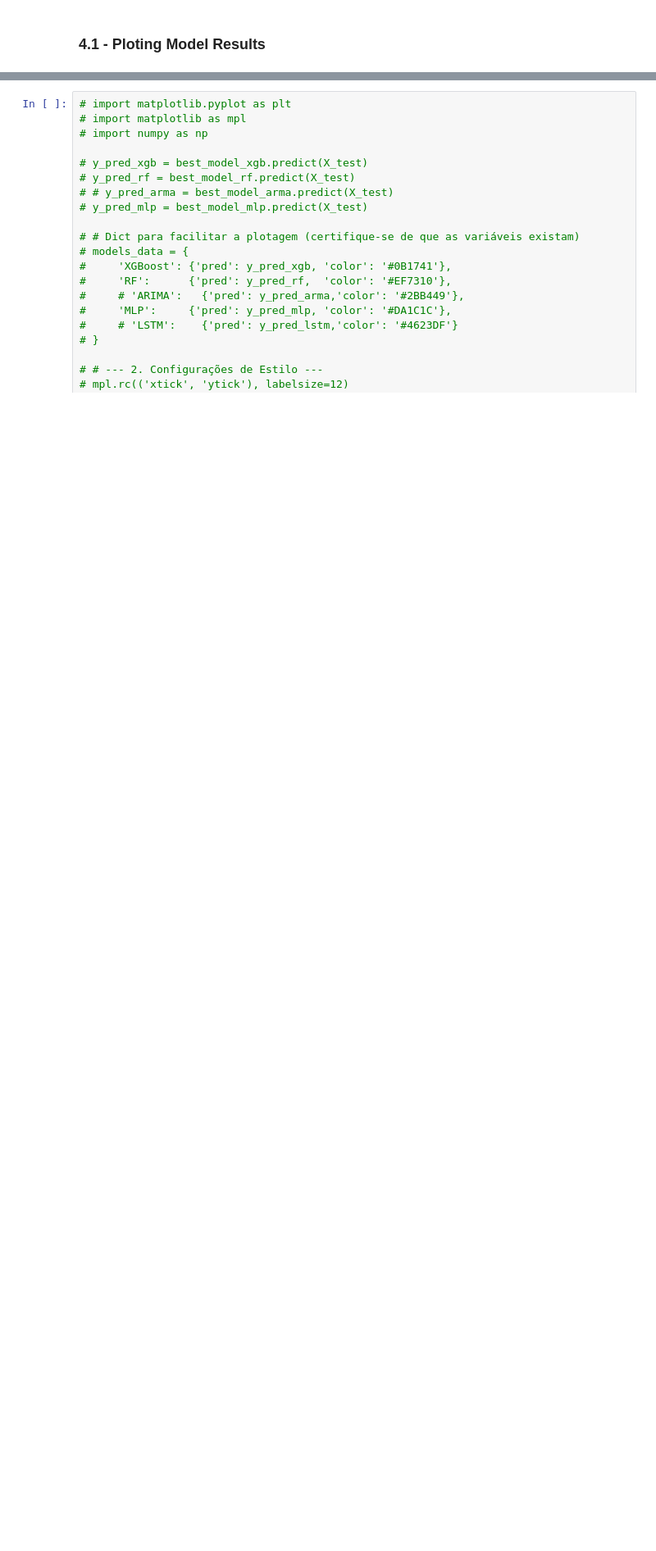
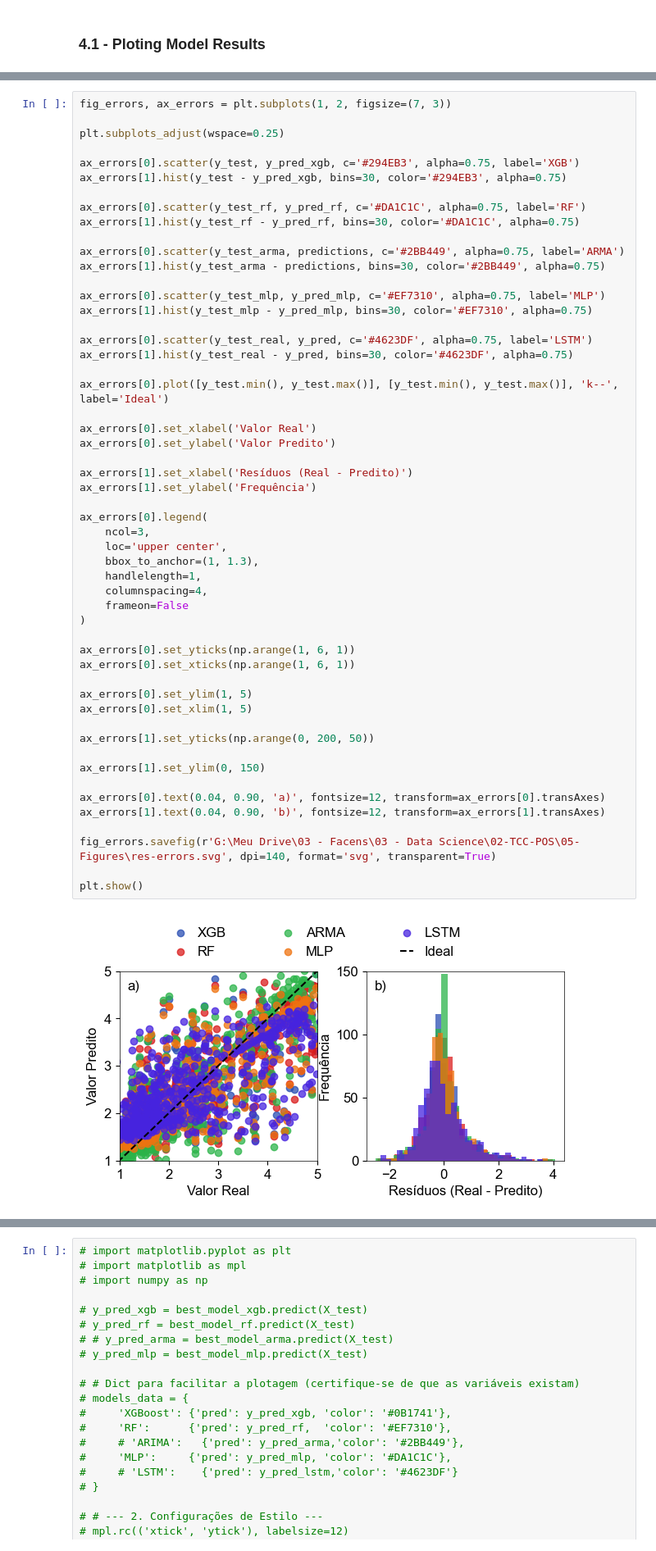
Before and after one commit to PauloCasmal/data-mining-study, a Jupyter notebook: Comparing-Models.ipynb, the cells around one changed output, grey strips where cells are left out. Shown at 82% size. Cells and saved outputs as stored; diff of their text form; blank space fills up the shorter version.

```diff
--- a/Comparing-Models.ipynb
+++ b/Comparing-Models.ipynb
@@ -653 +687,56 @@ R2 Médio LSTM: 0.3843
+# %%
+fig_errors, ax_errors = plt.subplots(1, 2, figsize=(7, 3))
+
+plt.subplots_adjust(wspace=0.25)
+
+ax_errors[0].scatter(y_test, y_pred_xgb, c='#294EB3', alpha=0.75, label='XGB')
+ax_errors[1].hist(y_test - y_pred_xgb, bins=30, color='#294EB3', alpha=0.75)
+
+ax_errors[0].scatter(y_test_rf, y_pred_rf, c='#DA1C1C', alpha=0.75, label='RF')
+ax_errors[1].hist(y_test_rf - y_pred_rf, bins=30, color='#DA1C1C', alpha=0.75)
+
+ax_errors[0].scatter(y_test_arma, predictions, c='#2BB449', alpha=0.75, label='ARMA')
+ax_errors[1].hist(y_test_arma - predictions, bins=30, color='#2BB449', alpha=0.75)
+
+ax_errors[0].scatter(y_test_mlp, y_pred_mlp, c='#EF7310', alpha=0.75, label='MLP')
+ax_errors[1].hist(y_test_mlp - y_pred_mlp, bins=30, color='#EF7310', alpha=0.75)
+
+ax_errors[0].scatter(y_test_real, y_pred, c='#4623DF', alpha=0.75, label='LSTM')
+ax_errors[1].hist(y_test_real - y_pred, bins=30, color='#4623DF', alpha=0.75)
+
+ax_errors[0].plot([y_test.min(), y_test.max()], [y_test.min(), y_test.max()], 'k--', label='Ideal')
+
+ax_errors[0].set_xlabel('Valor Real')
+ax_errors[0].set_ylabel('Valor Predito')
+
+ax_errors[1].set_xlabel('Resíduos (Real - Predito)')
+ax_errors[1].set_ylabel('Frequência')
+
+ax_errors[0].legend(
+    ncol=3,
+    loc='upper center',
+    bbox_to_anchor=(1, 1.3),
+    handlelength=1,
+    columnspacing=4,
+    frameon=False
+)
+
+ax_errors[0].set_yticks(np.arange(1, 6, 1))
+ax_errors[0].set_xticks(np.arange(1, 6, 1))
+
+ax_errors[0].set_ylim(1, 5)
+ax_errors[0].set_xlim(1, 5)
+
+ax_errors[1].set_yticks(np.arange(0, 200, 50))
+
+ax_errors[1].set_ylim(0, 150)
+
+ax_errors[0].text(0.04, 0.90, 'a)', fontsize=12, transform=ax_errors[0].transAxes)
+ax_errors[1].text(0.04, 0.90, 'b)', fontsize=12, transform=ax_errors[1].transAxes)
+
+fig_errors.savefig(r'G:\Meu Drive\03 - Facens\03 - Data Science\02-TCC-POS\05-Figures\res-errors.svg', dpi=140, format='svg', transparent=True)
+
+plt.show()
+# %% [output]
+[figure, added]
 # %%
```
Also changed, not shown: parts of 6 cells of this notebook.
